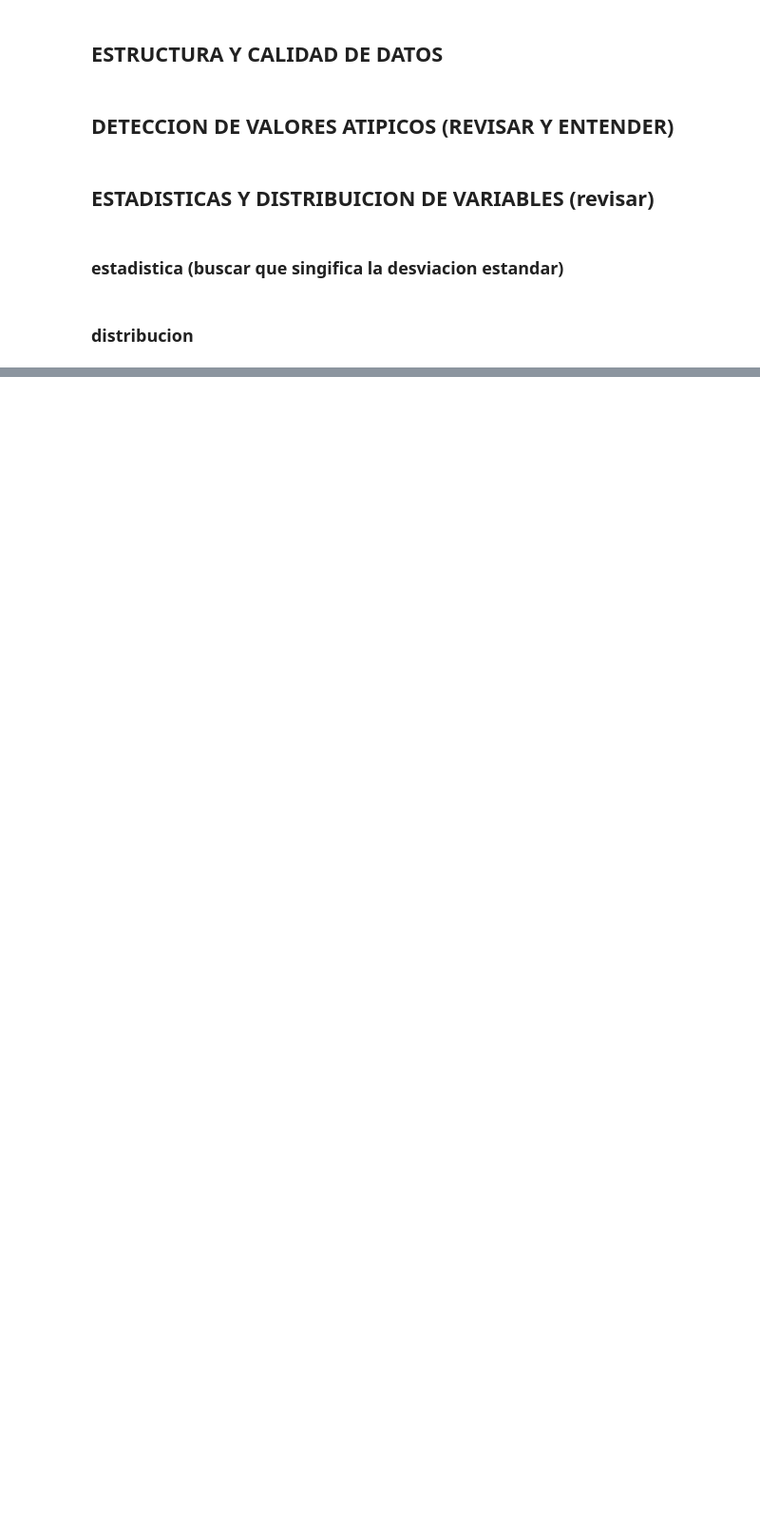
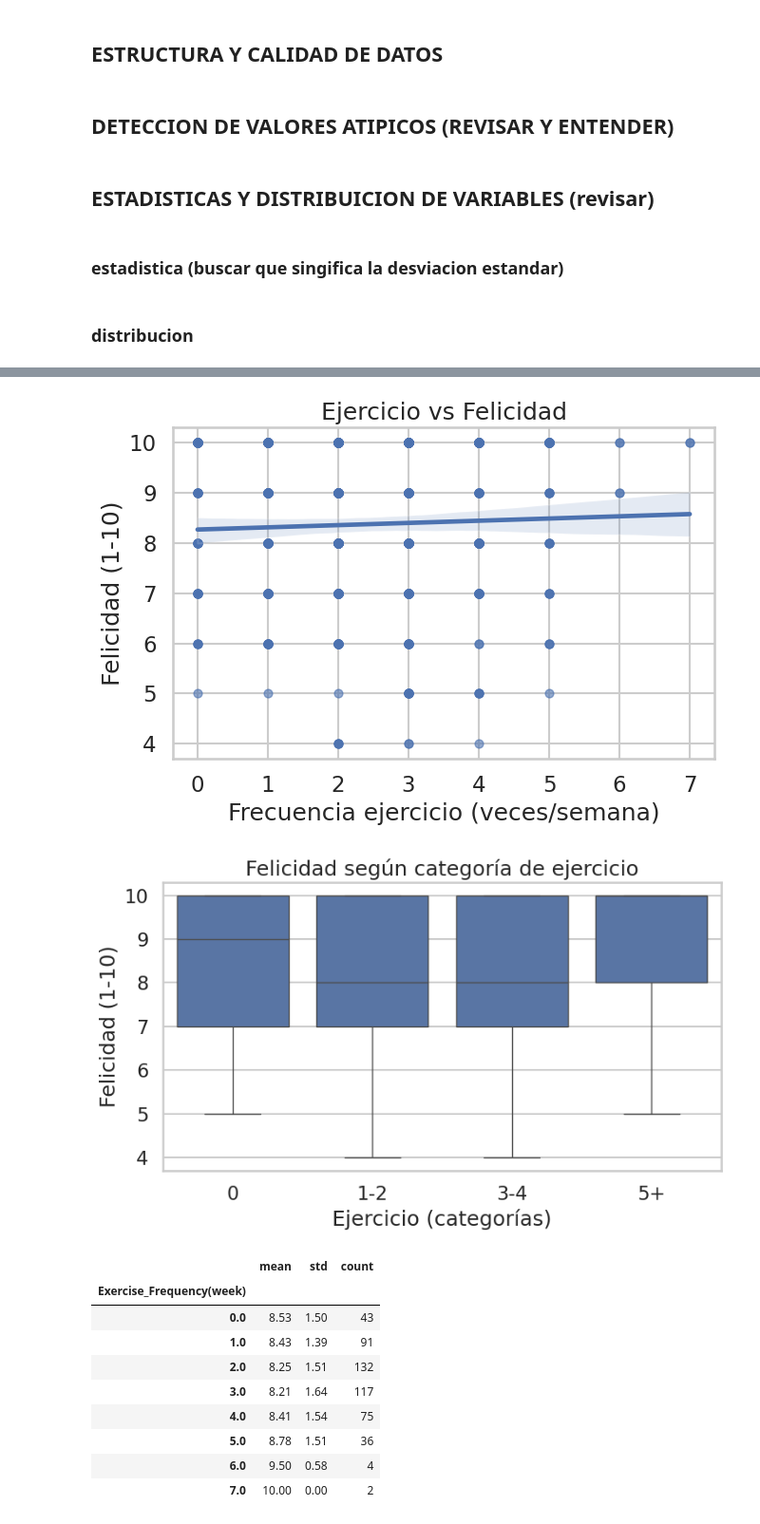
Before and after one commit to Neyder2502/salud-mental-analisis-datos, a Jupyter notebook: notebooks/Julio.ipynb, the cells around one changed output, grey strips where cells are left out. Shown at 95% size. Drawn from its saved outputs; the diff is of its cells as text; code cells hidden in the pictures; blank space fills up the shorter version.

```diff
--- a/notebooks/Julio.ipynb
+++ b/notebooks/Julio.ipynb
@@ -88,0 +243,46 @@ df['Happiness_Index(1-10)'].value_counts()
+# %%
+# === RELACIÓN 4: Ejercicio vs Felicidad ===
+
+plt.figure(figsize=(7,5))
+sns.regplot(data=df, x="Exercise_Frequency(week)", y="Happiness_Index(1-10)",
+            scatter_kws={"alpha":0.6, "s":40})
+plt.title("Ejercicio vs Felicidad")
+plt.xlabel("Frecuencia ejercicio (veces/semana)")
+plt.ylabel("Felicidad (1-10)")
+plt.tight_layout()
+plt.savefig("imgs/exercise_vs_happiness_scatter.png", dpi=300)
+plt.show()
+
+# Boxplot
+plt.figure(figsize=(8,5))
+sns.boxplot(data=df, x="Cat_Exercise", y="Happiness_Index(1-10)")
+plt.title("Felicidad según categoría de ejercicio")
+plt.xlabel("Ejercicio (categorías)")
+plt.ylabel("Felicidad (1-10)")
+plt.tight_layout()
+plt.savefig("imgs/exercise_vs_happiness_box.png", dpi=300)
+plt.show()
+
+# Tabla resumen
+display(df.groupby("Exercise_Frequency(week)")["Happiness_Index(1-10)"].agg(["mean","std","count"]).round(2))
+
+# Correlación
+valid4 = df[["Exercise_Frequency(week)","Happiness_Index(1-10)"]].dropna()
+corr4, p4 = pearsonr(valid4.iloc[:,0], valid4.iloc[:,1])
+
+print("\n--- Correlación Ejercicio vs Felicidad ---")
+print(f"Coeficiente de Pearson: {corr4:.3f}")
+print(f"P-value: {p4:.4g}")
+# %% [output]
+[figure, added]
+[figure, added]
+|  | mean | std | count |
+| Exercise_Frequency(week) |  |  |  |
+| 0.0 | 8.53 | 1.50 | 43 |
+| 1.0 | 8.43 | 1.39 | 91 |
+| 2.0 | 8.25 | 1.51 | 132 |
+| 3.0 | 8.21 | 1.64 | 117 |
+| 4.0 | 8.41 | 1.54 | 75 |
+| 5.0 | 8.78 | 1.51 | 36 |
+| 6.0 | 9.50 | 0.58 | 4 |
+| 7.0 | 10.00 | 0.00 | 2 |
```
Also changed, not shown: parts of 7 cells of this notebook.
